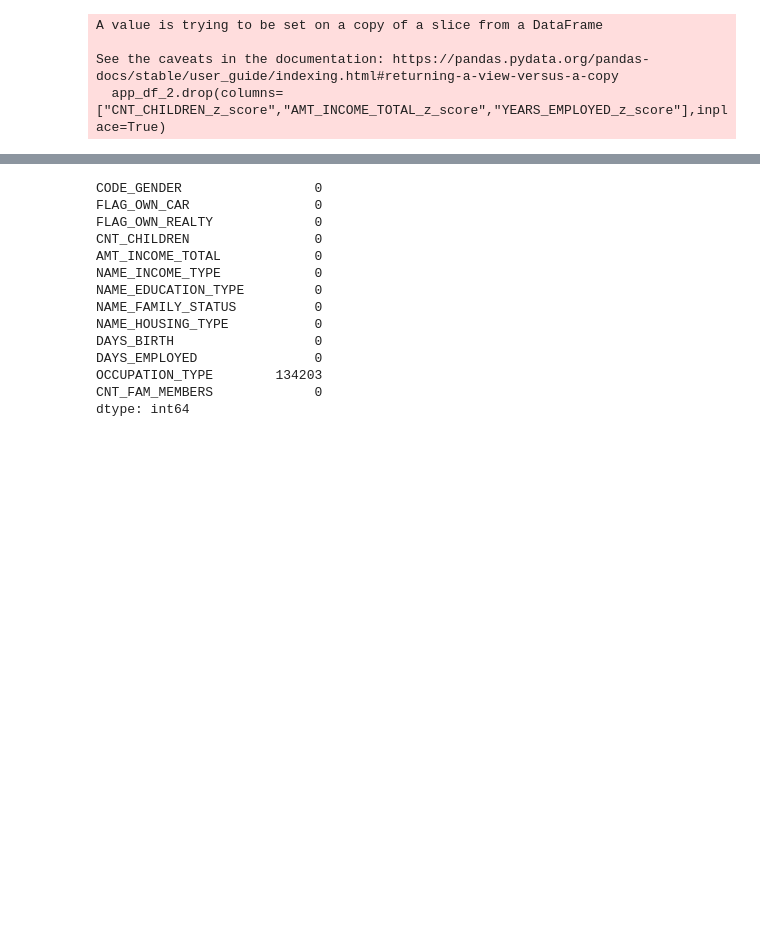
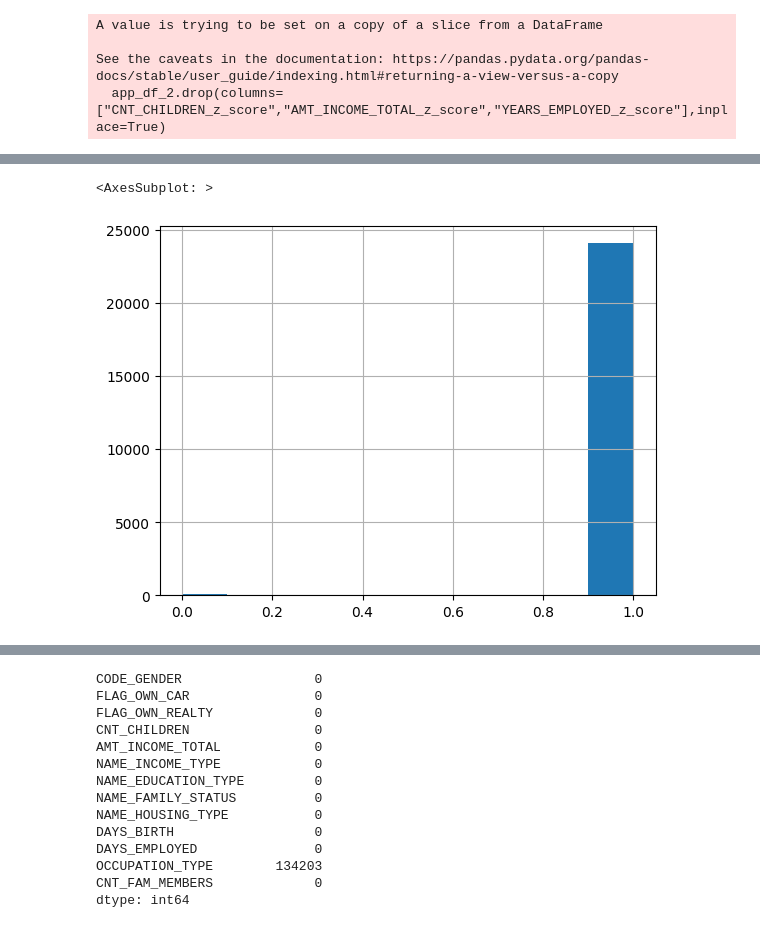
Before and after one commit to SenanayakeX/Data_Mining_Project, a Jupyter notebook: model/Model Building.ipynb, the cells around one changed output, grey strips where cells are left out. Drawn from its saved outputs; the diff is of its cells as text; code cells hidden in the pictures; blank space fills up the shorter version.

```diff
--- a/model/Model Building.ipynb
+++ b/model/Model Building.ipynb
@@ -310,0 +393,6 @@ credit_df = pd.read_csv(url, encoding='latin-1')
+# %%
+result_df.loc[(result_df['Good_Debt'] > result_df['Bad_Debt']), 'Status'] = 1
+# %%
+result_df.loc[(result_df['Good_Debt'] <= result_df['Bad_Debt']), 'Status'] = 0
+# %%
+result_df['Status'] = result_df['Status'].astype(int)
@@ -310,0 +415,2 @@ credit_df = pd.read_csv(url, encoding='latin-1')
+# %%
+df = app_clean_df.merge(result_df, how='inner', on=['ID'])
@@ -310,0 +447,5 @@ credit_df = pd.read_csv(url, encoding='latin-1')
+# %%
+df['Status'].hist()
+# %% [output]
+<AxesSubplot: >
+[figure, added]
```
Also changed, not shown: parts of 16 cells of this notebook.
